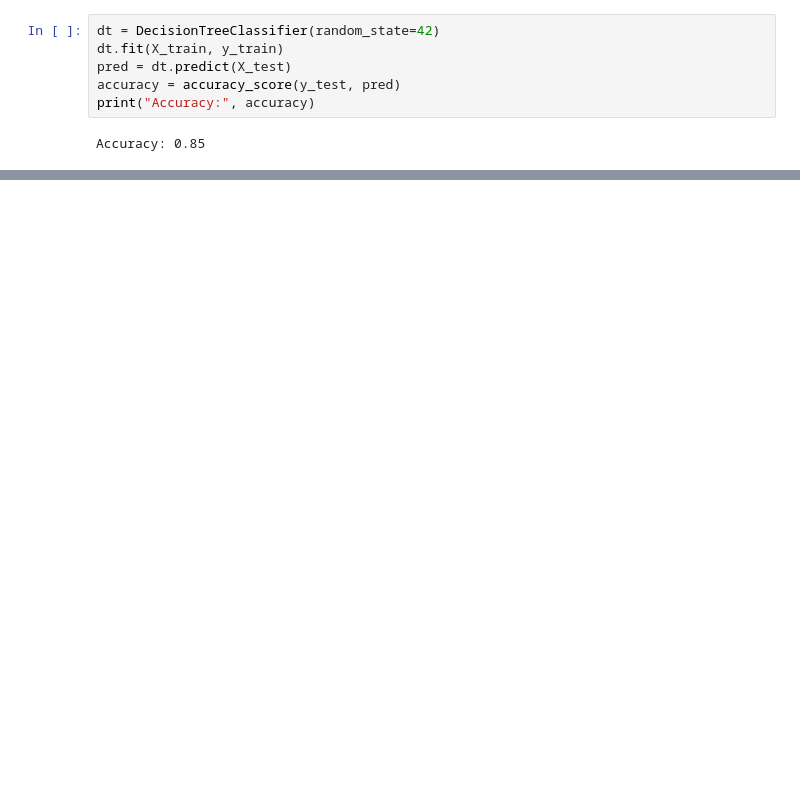
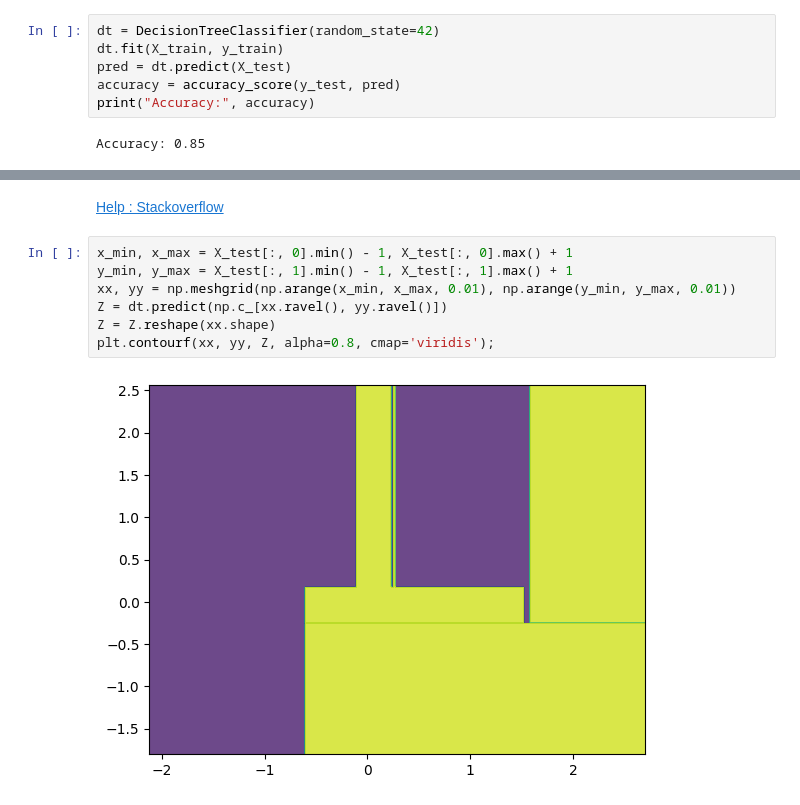
Before and after one commit to rishabh-mondal/blog, a Jupyter notebook: bagging.ipynb, the cells around one changed output, grey strips where cells are left out. Drawn from its saved outputs; the diff is of its cells as text; blank space fills up the shorter version.

```diff
--- a/bagging.ipynb
+++ b/bagging.ipynb
@@ -192,0 +183,11 @@ plt.show()
+# %% [markdown]
+[Help : Stackoverflow](https://stackoverflow.com/questions/50538626/plot-the-decision-surface-of-a-classification-decision-tree-with-3-features-on-a)
+# %%
+x_min, x_max = X_test[:, 0].min() - 1, X_test[:, 0].max() + 1
+y_min, y_max = X_test[:, 1].min() - 1, X_test[:, 1].max() + 1
+xx, yy = np.meshgrid(np.arange(x_min, x_max, 0.01), np.arange(y_min, y_max, 0.01))
+Z = dt.predict(np.c_[xx.ravel(), yy.ravel()])
+Z = Z.reshape(xx.shape)
+plt.contourf(xx, yy, Z, alpha=0.8, cmap='viridis');
+# %% [output]
+[figure, added]
```
Also changed, not shown: parts of 12 cells of this notebook.
